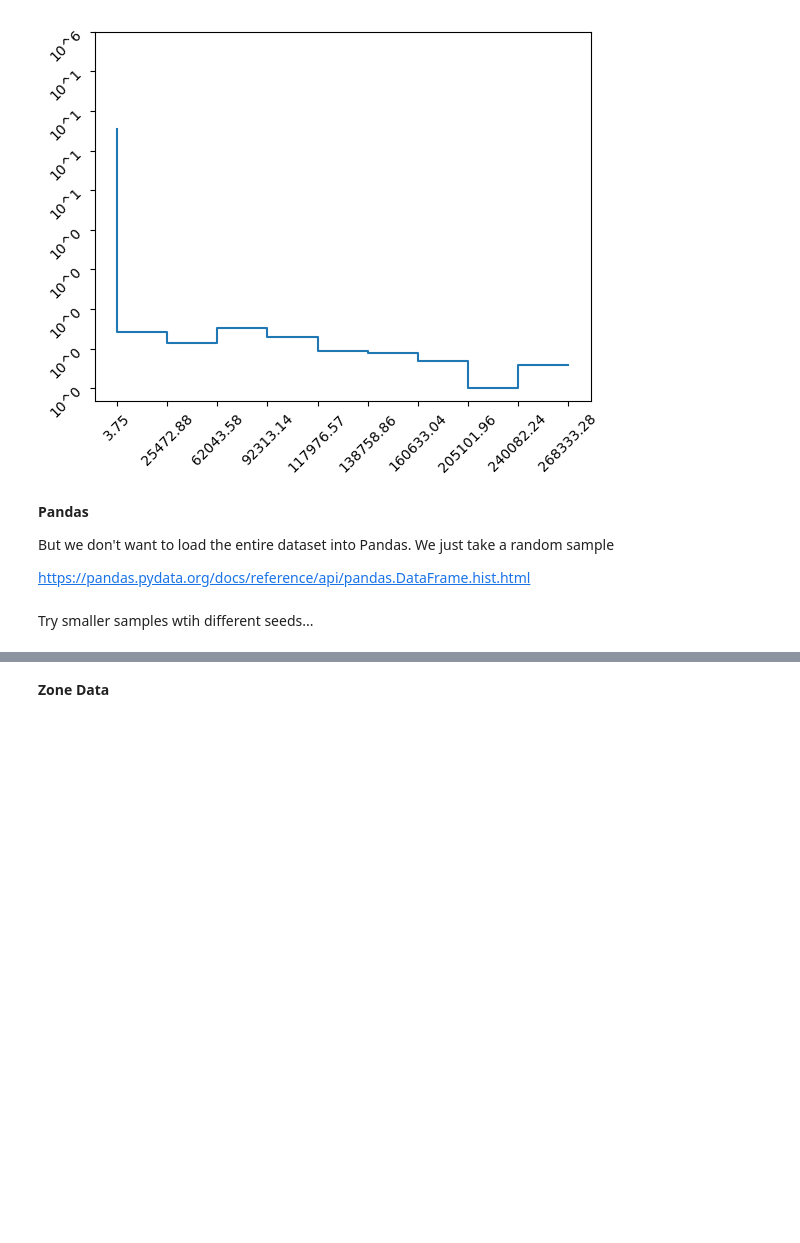
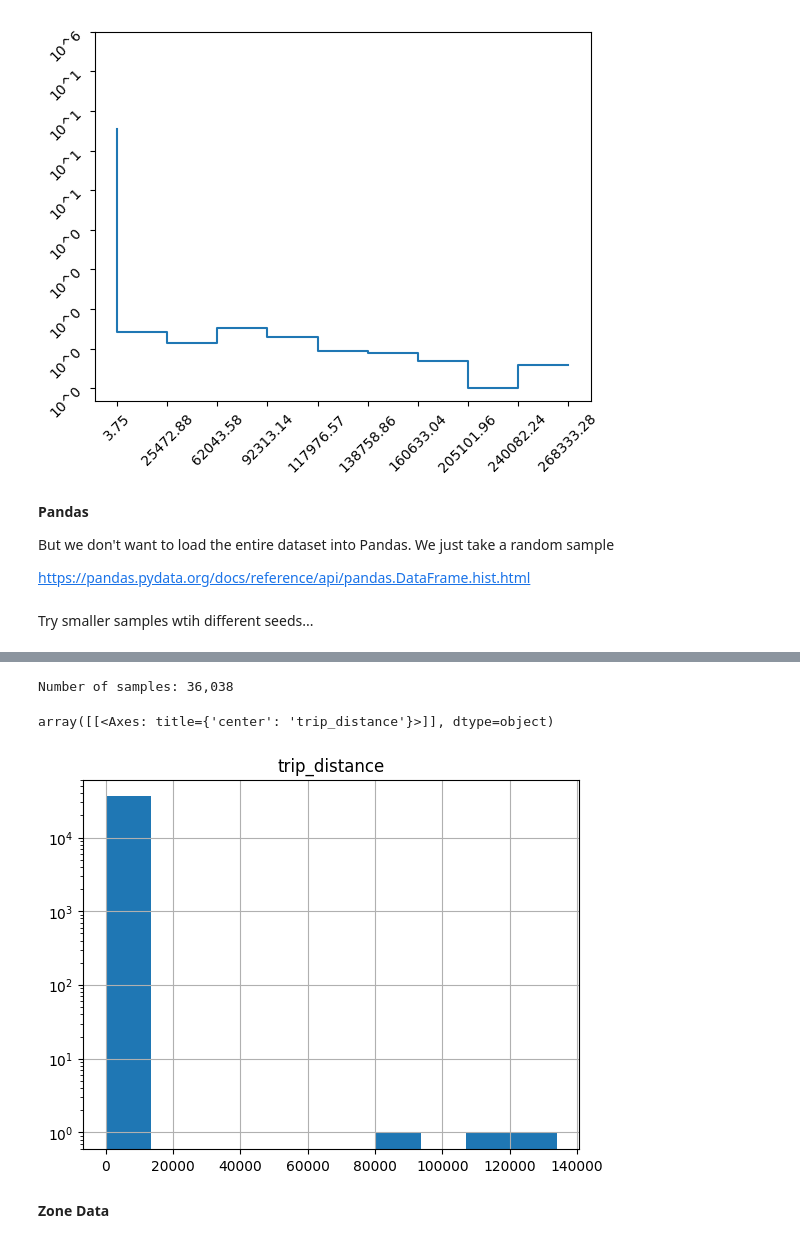
Before and after one commit to molnarai/SpecialTopicsInAnalytics, a Jupyter notebook: apache_spark/spark_project/NYC-Taxi.ipynb, the cells around one changed output, grey strips where cells are left out. Saved outputs shown, nothing was run; the diff lists cells and outputs as text; code cells hidden in the pictures; blank space fills up the shorter version.

```diff
--- a/apache_spark/spark_project/NYC-Taxi.ipynb
+++ b/apache_spark/spark_project/NYC-Taxi.ipynb
@@ -140,0 +140,7 @@ array([[<Axes: title={'center': 'trip_distance'}>]], dtype=object)
+# %%
+ample_trip_df = trip_df.sample(fraction=0.01, seed=17)
+sample_trip_df.cache()
+print(f"Number of samples: {sample_trip_df.count():,}")
+
+sample_trip_df.toPandas().hist("trip_distance", bins=10, log=True)
+# %% [output]
@@ -141,3 +148,6 @@ array([[<Axes: title={'center': 'trip_distance'}>]], dtype=object)
+Number of samples: 36,038
+array([[<Axes: title={'center': 'trip_distance'}>]], dtype=object)
+[figure, added]
 # %%
 sample_trip_df.unpersist()
 del sample_trip_df
```
Also changed, not shown: parts of 20 cells of this notebook, 1 other file.
